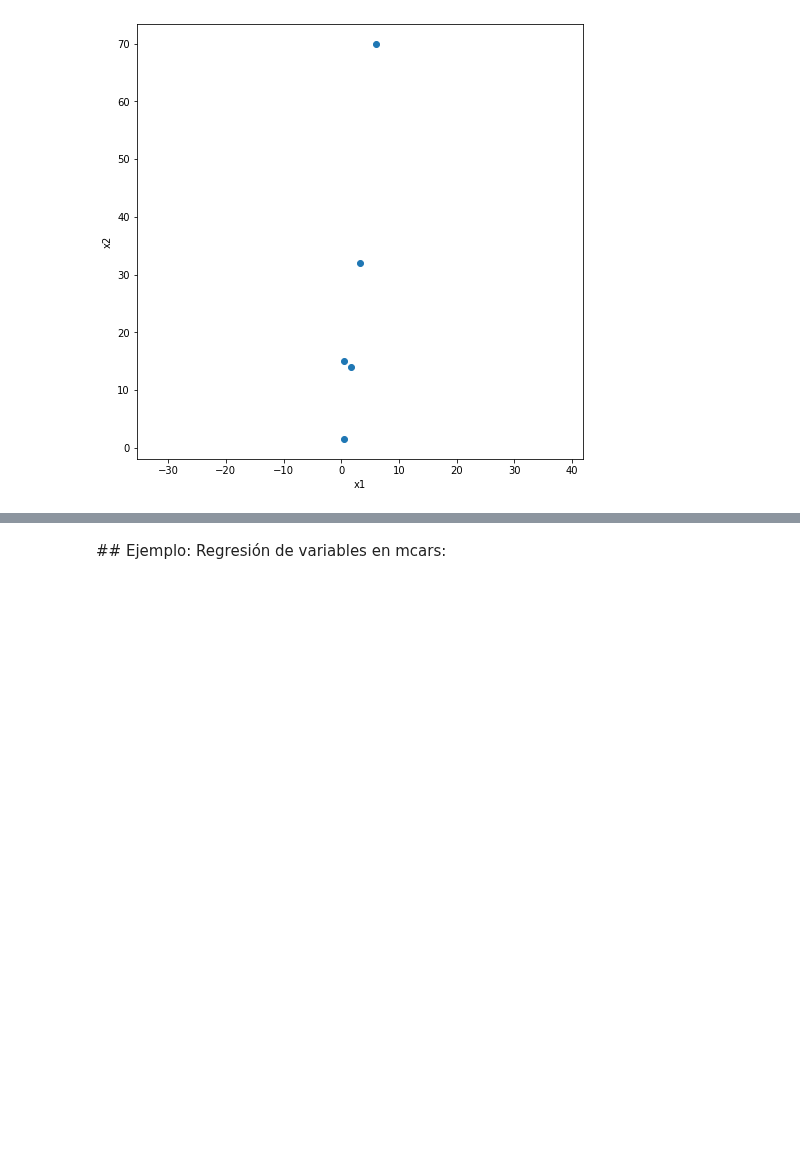
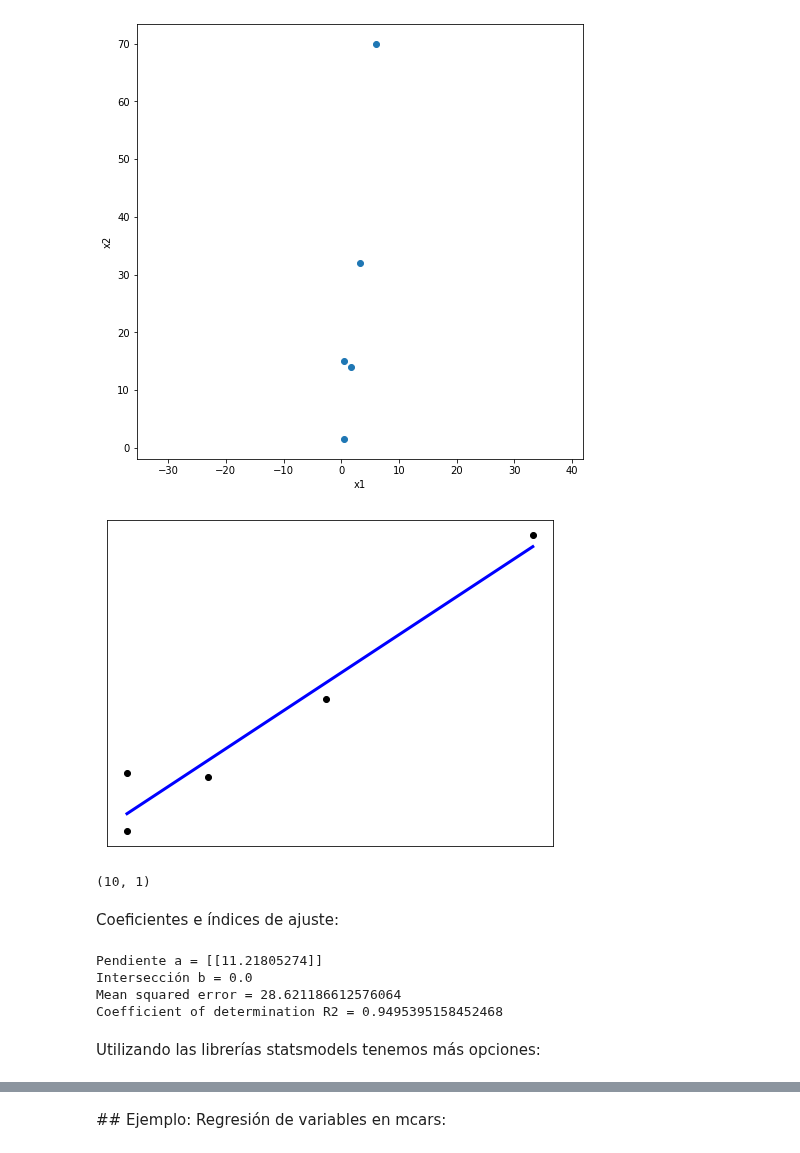
Before and after one commit to raulbenitez/postgrau_IML_exploratory, a Jupyter notebook: EXPLORATORY/regresion_univariada_modelos.ipynb, the cells around one changed output, grey strips where cells are left out. Saved outputs shown, nothing was run; the diff lists cells and outputs as text; code cells hidden in the pictures; blank space fills up the shorter version.

```diff
--- a/EXPLORATORY/regresion_univariada_modelos.ipynb
+++ b/EXPLORATORY/regresion_univariada_modelos.ipynb
@@ -18,6 +18,56 @@ plt.axis('equal')
 plt.show()
 # %% [output]
 [figure]
+# %%
+x = D[:,0].reshape(-1, 1)
+y = D[:,1].reshape(-1, 1)
+
+import matplotlib.pyplot as plt
+import numpy as np
+from sklearn import datasets, linear_model
+from sklearn.metrics import mean_squared_error, r2_score
+
+# Create linear regression object
+regr = linear_model.LinearRegression(fit_intercept=False)
+
+# Train the model using the training sets
+regr.fit(x, y)
+
+# Model predictions:
+x_pred = np.linspace(x.min(),x.max(),10).reshape(-1, 1)
+y_pred = regr.predict(x_pred)
+
+
+# Plot figure:
+fig = plt.figure(figsize=(8,6))
+plt.scatter(x, y,  color='black')
+plt.plot(x_pred, y_pred, color='blue', linewidth=3)
+plt.xticks(())
+plt.yticks(())
+plt.show()
+# %% [output]
+[figure, added]
+# %%
+y_pred.shape
+# %% [output]
+(10, 1)
+# %% [markdown]
+Coeficientes e índices de ajuste:
+# %%
+# The coefficients:
+print('Pendiente a = {}'.format(regr.coef_))
+print('Intersección b = {}'.format(regr.intercept_))
+
+# Performance indexes:
+print('Mean squared error = {}'.format(mean_squared_error(y, y_pred)))
+print('Coefficient of determination R2 = {}'.format(r2_score(y, y_pred)))
+# %% [output]
+Pendiente a = [[11.21805274]]
+Intersección b = 0.0
+Mean squared error = 28.621186612576064
+Coefficient of determination R2 = 0.9495395158452468
+# %% [markdown]
+Utilizando las librerías statsmodels tenemos más opciones:
 # %%
 import statsmodels.api as sm
 x = D[:,0]
```
Also changed, not shown: parts of 9 cells of this notebook.
